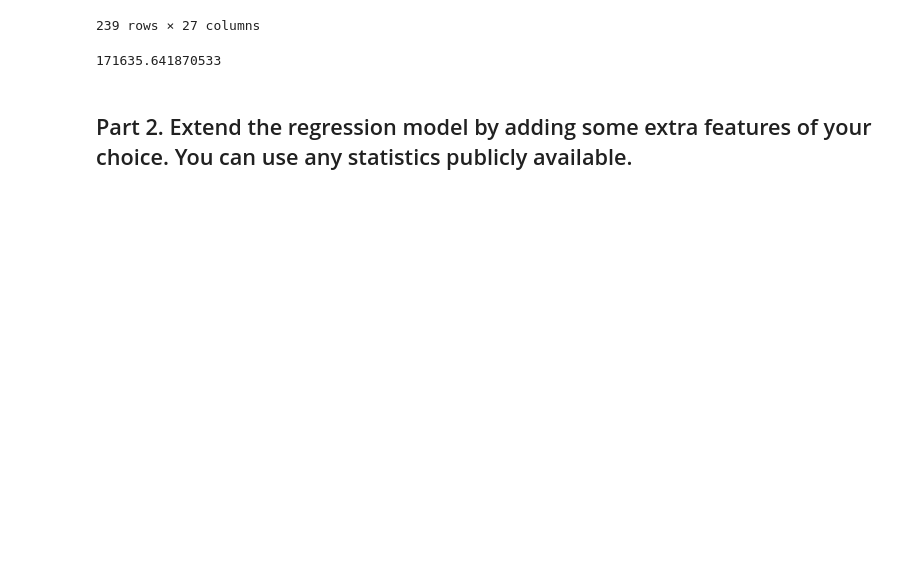
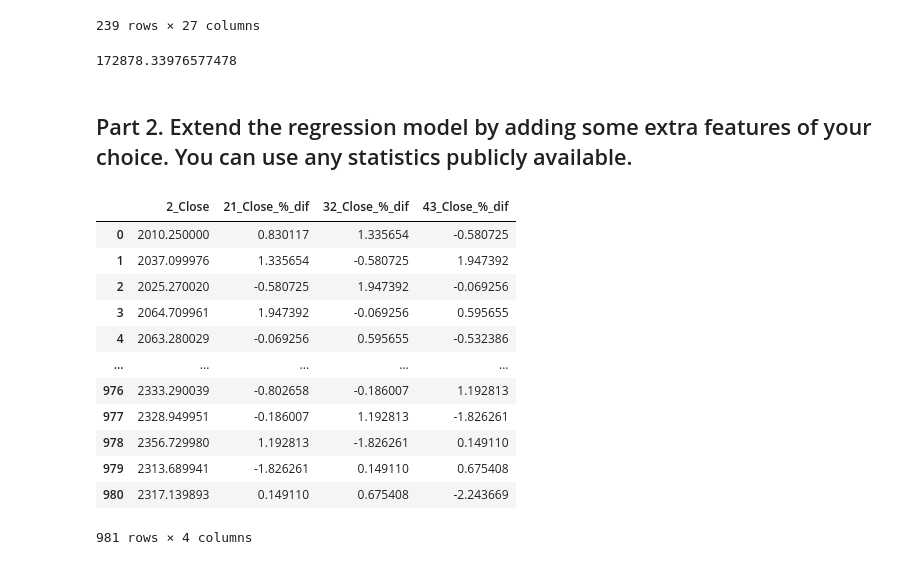
Before and after one commit to tiny451th/2025_ML_1, a Jupyter notebook: load_data.ipynb, the cells around one changed output. Drawn from its saved outputs; the diff is of its cells as text; code cells hidden in the pictures; blank space fills up the shorter version.

```diff
--- a/load_data.ipynb
+++ b/load_data.ipynb
@@ -207,7 +218,7 @@ array([ 874.08174958,  862.53174085, 1375.80983209,  856.14988936,
 # %%
-# get fourth method's model
+# get fifth method's model
 
-tmp_column = list(filter(lambda x: x.endswith(('Close', 'Volume')), column_name))
+tmp_column = list(filter(lambda x: x.endswith(('Open', 'Close')) and x.startswith(('2','3','4')), column_name))
 X = df_train_new[tmp_column]
 column_mm = MS(tmp_column)
 X_train = column_mm.fit_transform(X)
@@ -235,15 +246,44 @@ df_test_new
 # %%
 # get test MSE
 
-tmp_column_test = list(filter(lambda x: x.endswith(('Close', 'Volume')), column_name))
+tmp_column_test = list(filter(lambda x: x.endswith(('Open', 'Close')) and x.startswith(('2','3','4')), column_name))
 X = df_test_new[tmp_column_test]
 X_test = column_mm.transform(X)
 y_test = Y
 valid_pred = results.predict(X_test)
 np.mean((y_test - valid_pred)**2)
 # %% [output]
-171635.641870533
+172878.33976577478
 # %% [markdown]
 ## Part 2. Extend the regression model by adding some extra features of your choice. You can use any statistics publicly available.
 # %%
-# GOOD LUCK
+# many stock dataset includes increased/decreased price of each day
+# as final method is the best, just use Open, Close change in 3 days
+def get_dif_df(df_new: DataFrame) -> DataFrame:
+    tmp_column = list(filter(lambda x: x.endswith(('Close')), df_new.columns))
+    df_dif = df_new[tmp_column].copy()
+    df_dif['21_Close_%_dif'] = (df_dif['2_Close'] - df_dif['1_Close']) / df_dif['1_Close'] * 100
+    df_dif['32_Close_%_dif'] = (df_dif['3_Close'] - df_dif['2_Close']) / df_dif['2_Close'] * 100
+    df_dif['43_Close_%_dif'] = (df_dif['4_Close'] - df_dif['3_Close']) / df_dif['3_Close'] * 100
+
+    tmp_column = list(filter(lambda x: x.endswith('dif') or x.startswith('2_Close'), df_dif.columns))
+    df_dif = df_dif[tmp_column].copy()
+
+    return df_dif
+# %%
+df_train_dif = get_dif_df(df_train_new)
+df_train_dif
+# %% [output]
+|  | 2_Close | 21_Close_%_dif | 32_Close_%_dif | 43_Close_%_dif |
+| 0 | 2010.250000 | 0.830117 | 1.335654 | -0.580725 |
+| 1 | 2037.099976 | 1.335654 | -0.580725 | 1.947392 |
+| 2 | 2025.270020 | -0.580725 | 1.947392 | -0.069256 |
+| 3 | 2064.709961 | 1.947392 | -0.069256 | 0.595655 |
+| 4 | 2063.280029 | -0.069256 | 0.595655 | -0.532386 |
+| ... | ... | ... | ... | ... |
+| 976 | 2333.290039 | -0.802658 | -0.186007 | 1.192813 |
+| 977 | 2328.949951 | -0.186007 | 1.192813 | -1.826261 |
+| 978 | 2356.729980 | 1.192813 | -1.826261 | 0.149110 |
+| 979 | 2313.689941 | -1.826261 | 0.149110 | 0.675408 |
+| 980 | 2317.139893 | 0.149110 | 0.675408 | -2.243669 |
+981 rows × 4 columns
```
Also changed, not shown: parts of 4 cells of this notebook.
